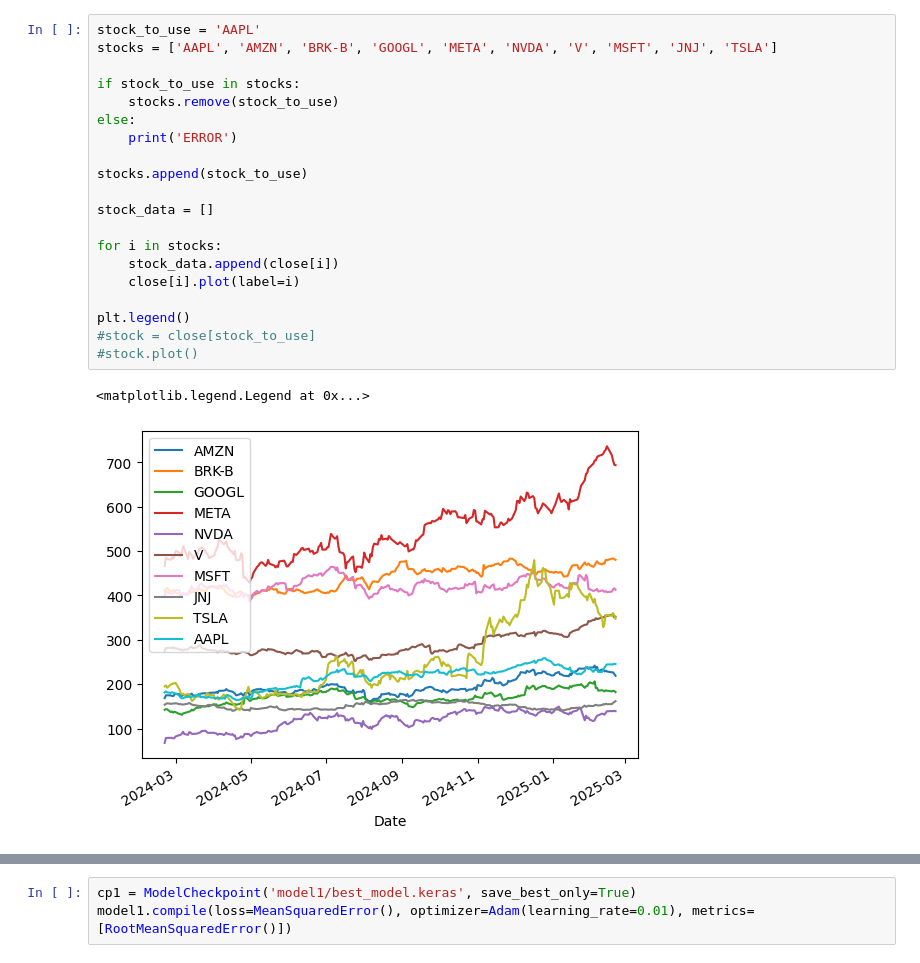
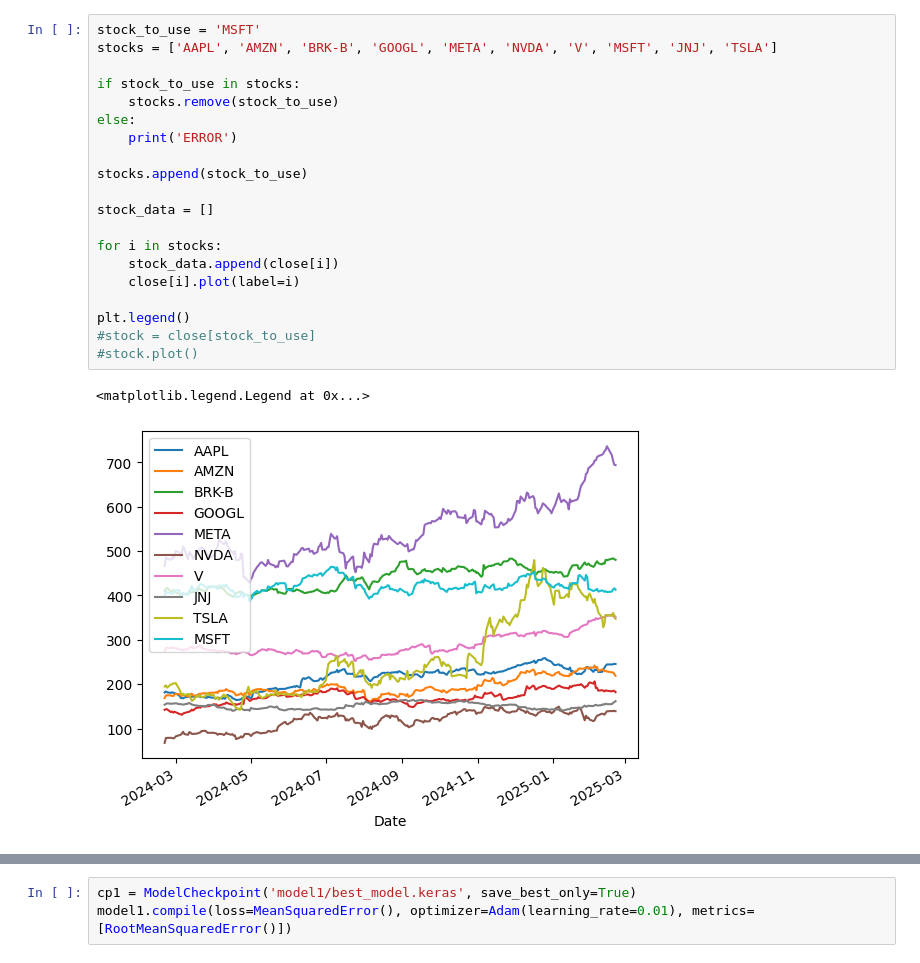
Before and after one commit to numisrm/Price_and_volatility_predicitons, a Jupyter notebook: Close_Data.ipynb, the cells around one changed output, grey strips where cells are left out. Cells and saved outputs as stored; diff of their text form.

```diff
--- a/Close_Data.ipynb
+++ b/Close_Data.ipynb
@@ -25,28 +33,28 @@ close
 | 2025-02-21 | 245.460007 | 218.970001 | 480.480408 | 182.044998 | 161.630005 | 694.005005 | 413.100006 | 139.044998 | 347.359894 | 352.054993 |
 252 rows × 10 columns
 # %%
-stock_to_use = 'AAPL'
+stock_to_use = 'MSFT'
 stocks = ['AAPL', 'AMZN', 'BRK-B', 'GOOGL', 'META', 'NVDA', 'V', 'MSFT', 'JNJ', 'TSLA']
 
 if stock_to_use in stocks:
     stocks.remove(stock_to_use)
 else:
     print('ERROR')
 
 stocks.append(stock_to_use)
 
 stock_data = []
 
 for i in stocks:
     stock_data.append(close[i])
     close[i].plot(label=i)
 
 plt.legend()
 #stock = close[stock_to_use]
 #stock.plot()
 # %% [output]
 <matplotlib.legend.Legend at 0x...>
-[figure, old version]
+[figure, new version]
 # %%
 def df_to_X_y(df, window_size=5):
   df_as_np = df.to_numpy()
```
Also changed, not shown: parts of 12 cells of this notebook, 1 other file.
